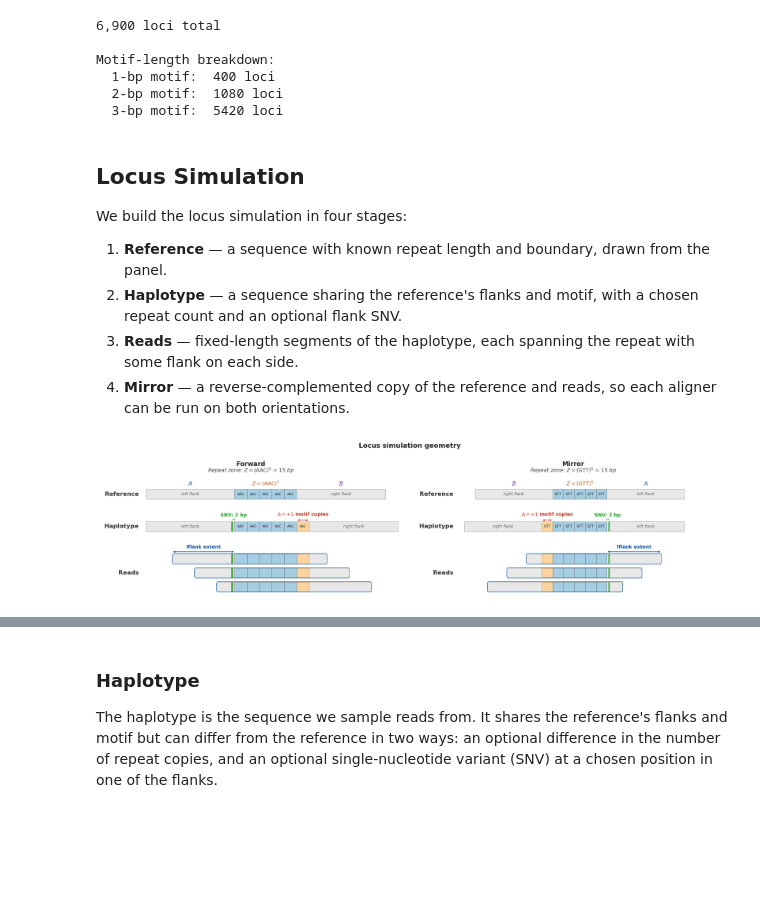
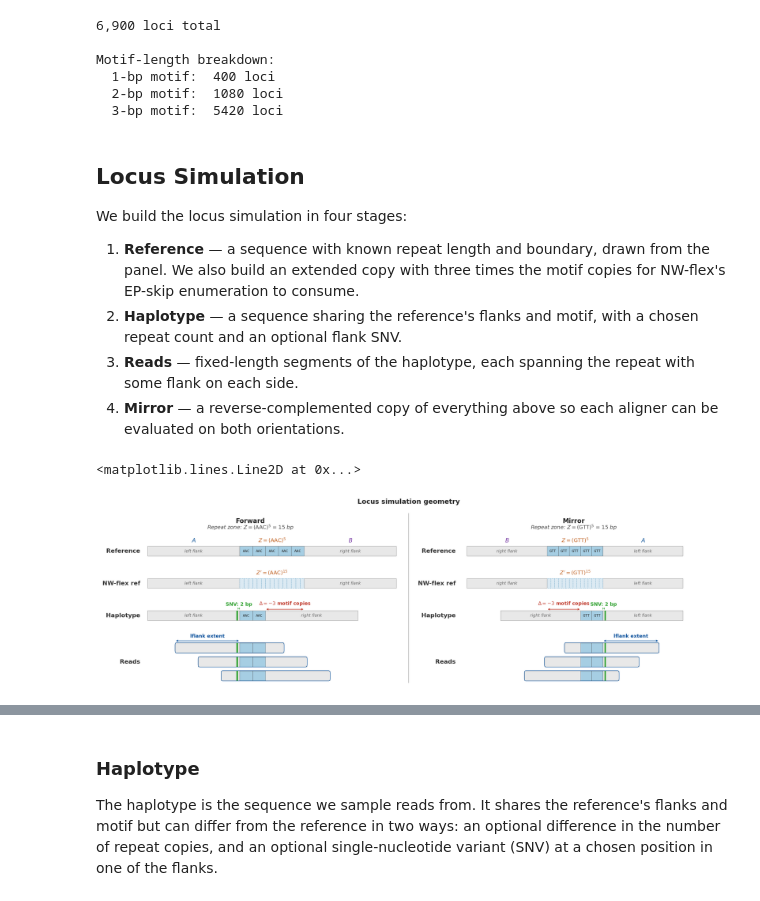
Before and after one commit to nwflex/nwflex, a Jupyter notebook: notebooks/07_NWflex_BWA_Comparison.ipynb, the cells around one changed output, grey strips where cells are left out. Saved outputs shown, nothing was run; the diff lists cells and outputs as text; code cells hidden in the pictures; blank space fills up the shorter version.

```diff
--- a/notebooks/07_NWflex_BWA_Comparison.ipynb
+++ b/notebooks/07_NWflex_BWA_Comparison.ipynb
@@ -153,29 +166,35 @@ Motif-length breakdown:
 
 We build the locus simulation in four stages:
 
-1. **Reference** — a sequence with known repeat length and boundary, drawn from the panel.
+1. **Reference** — a sequence with known repeat length and boundary, drawn from the panel. We also build an extended copy with three times the motif copies for NW-flex's EP-skip enumeration to consume.
 2. **Haplotype** — a sequence sharing the reference's flanks and motif, with a chosen repeat count and an optional flank SNV.
 3. **Reads** — fixed-length segments of the haplotype, each spanning the repeat with some flank on each side.
-4. **Mirror** — a reverse-complemented copy of the reference and reads, so each aligner can be run on both orientations.
+4. **Mirror** — a reverse-complemented copy of everything above so each aligner can be evaluated on both orientations.
 # %%
-fig, axes = plt.subplots(1, 2, figsize=(24, 6))
+fig, axes = plt.subplots(1, 2, figsize=(24, 7.2))
 for ax, mirror in zip(axes, [False, True]):
     plot_layout_schematic(
         motif="AAC",
         ref_n=5,
-        delta_example=+1,
+        delta_example=-3,
         snv={"offset_from_boundary": 2},
         suptitle="Forward" if not mirror else "Mirror",
         flanks_aligned=False,
+        show_nwflex=True,
         mirror=mirror,
         ax=ax,
-
     )
 fig.suptitle("Locus simulation geometry",
              fontsize=18, fontweight="bold", color="#222222", y=0.995)
 fig.tight_layout(rect=(0, 0, 1, 0.97), w_pad=2)
+# Vertical divider between the two panels at the figure midline.
+from matplotlib.lines import Line2D
+divider = Line2D([0.5, 0.5], [0.04, 0.92], transform=fig.transFigure,
+                 color="#888888", linewidth=1.0, linestyle="-")
+fig.add_artist(divider)
 # %% [output]
+<matplotlib.lines.Line2D at 0x...>
-[figure, old version]
+[figure, new version]
 # %% [markdown]
 ### Reference
 
```
Also changed, not shown: parts of 25 cells of this notebook, 5 other files.
